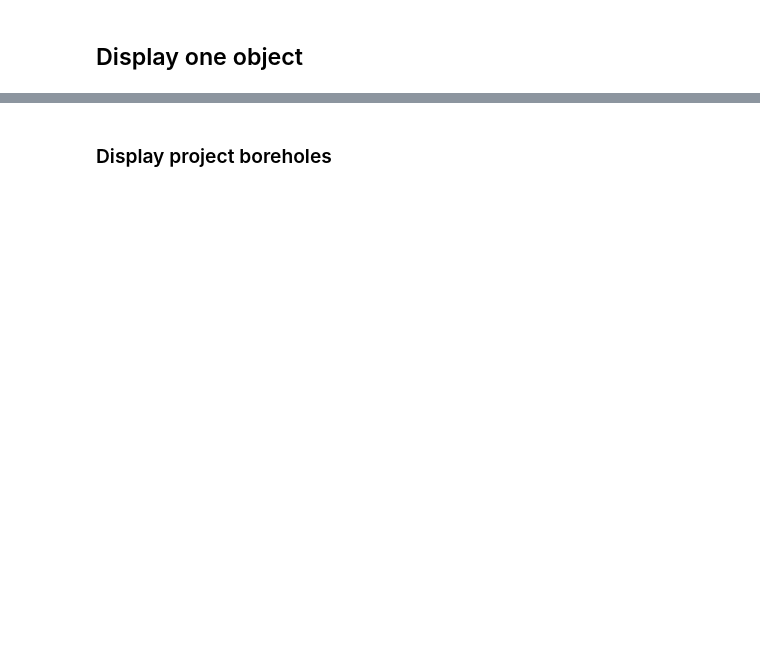
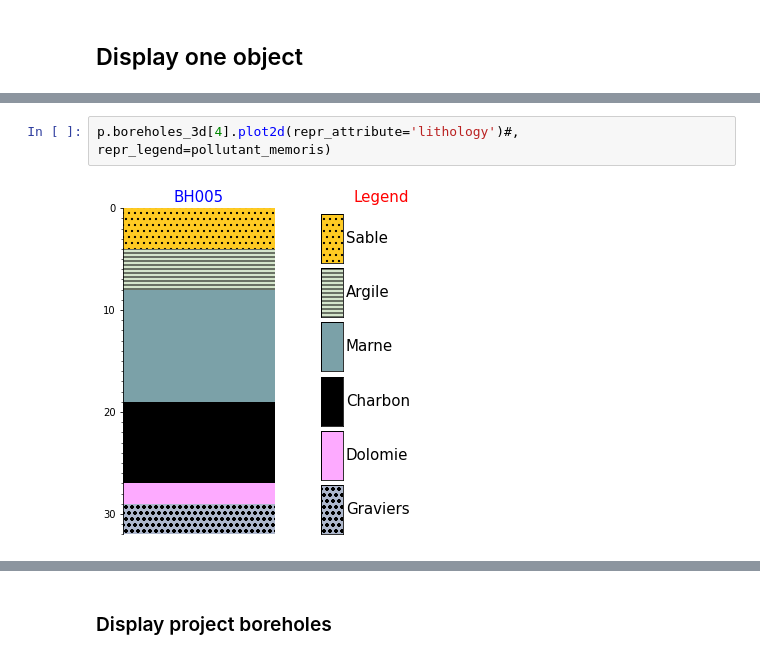
Before and after one commit to kaufmanno/GSDMA, a Jupyter notebook: playground/TFE_test/Boreholes_representation.ipynb, the cells around one changed output, grey strips where cells are left out. Cells and saved outputs as stored; diff of their text form; blank space fills up the shorter version.

```diff
--- a/playground/TFE_test/Boreholes_representation.ipynb
+++ b/playground/TFE_test/Boreholes_representation.ipynb
@@ -289,0 +295,4 @@ p.boreholes_3d[0].plot3d(x3d=True)
+# %%
+p.boreholes_3d[4].plot2d(repr_attribute='lithology')#, repr_legend=pollutant_memoris)
+# %% [output]
+[figure, added]
```
Also changed, not shown: parts of 41 cells of this notebook, 7 other files.
